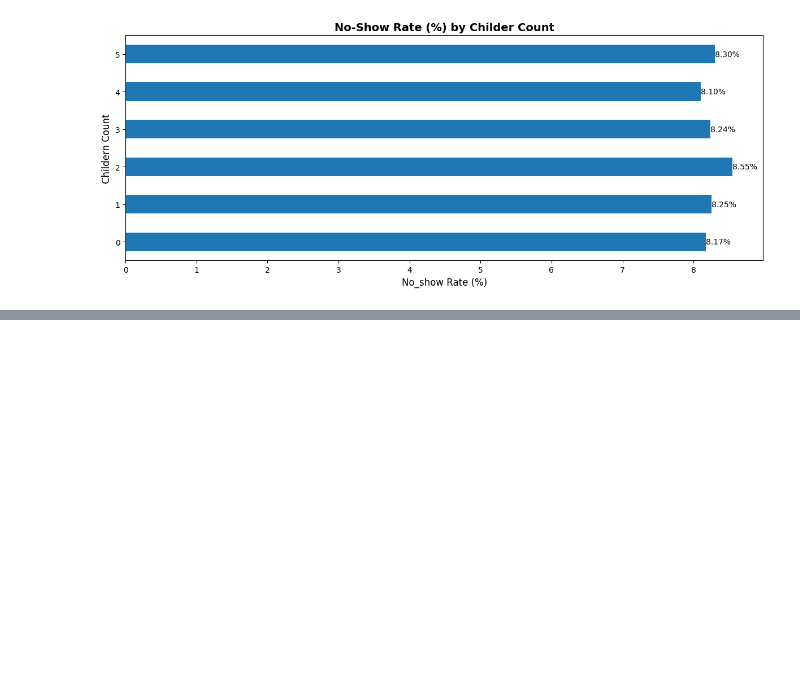
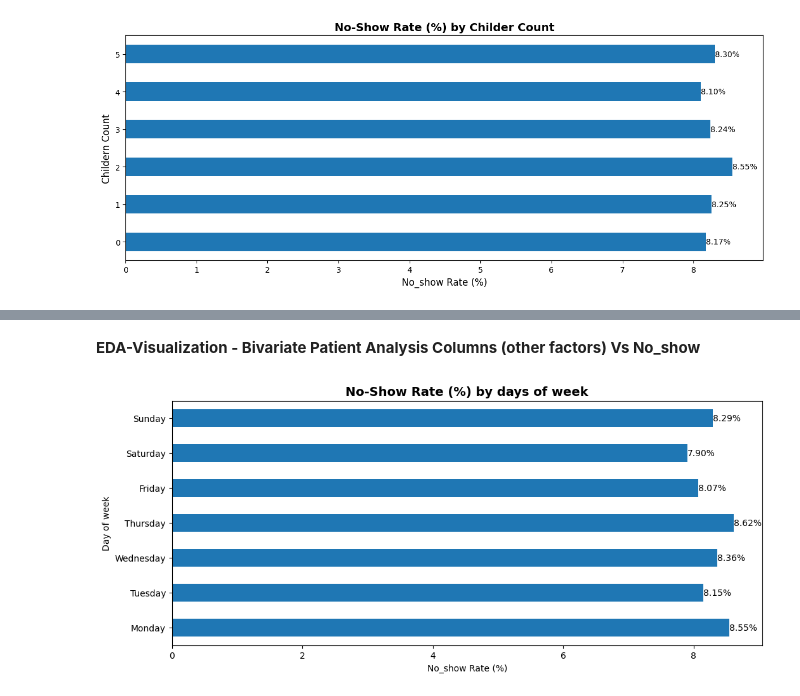
Before and after one commit to akashcstech/Health_Care_No_Show_Data_Analysis, a Jupyter notebook: Data_clean.ipynb, the cells around one changed output, grey strips where cells are left out. Drawn from its saved outputs; the diff is of its cells as text; code cells hidden in the pictures; blank space fills up the shorter version.

Commit message:
No-Show Rate (%) by days of week

```diff
--- a/Data_clean.ipynb
+++ b/Data_clean.ipynb
@@ -1213,0 +1232,3 @@ plt.show()
+# %%
+downs = pd.crosstab(pdf2['day_of_week'], pdf['no_show'])
+downs
@@ -1213,0 +1251,7 @@ plt.show()
+# %%
+downss = (pd.crosstab(pdf2['day_of_week'], pdf['no_show'], normalize='index') * 100)
+downs[['0_pct','1_pct']] = downss.round(2)
+view_downs = downs.copy()
+view_downs[['0_pct','1_pct']] = view_downs[['0_pct','1_pct']].astype(str) + '%'
+week_sorter = ['Monday', 'Tuesday', 'Wednesday', 'Thursday', 'Friday', 'Saturday', 'Sunday']
+view_downs.reindex(week_sorter)
@@ -1213,0 +1268,16 @@ plt.show()
+# %% [markdown]
+**EDA-Visualization - Bivariate Patient Analysis Columns (other factors) Vs No_show**
+# %%
+# No-Show Rate (%) by days of week
+ax = downs['1_pct'].reindex(week_sorter).plot(kind='barh', figsize=(12,5))
+
+for container in ax.containers:
+    plt.bar_label(container, fmt='%.2f%%', fontsize=10)
+
+plt.title('No-Show Rate (%) by days of week', fontsize=14, fontweight='bold')
+plt.xlabel('No_show Rate (%)')
+plt.ylabel('Day of week')
+
+plt.show()
+# %% [output]
+[figure, added]
```
Also changed, not shown: parts of 6 cells of this notebook, 1 other file.
